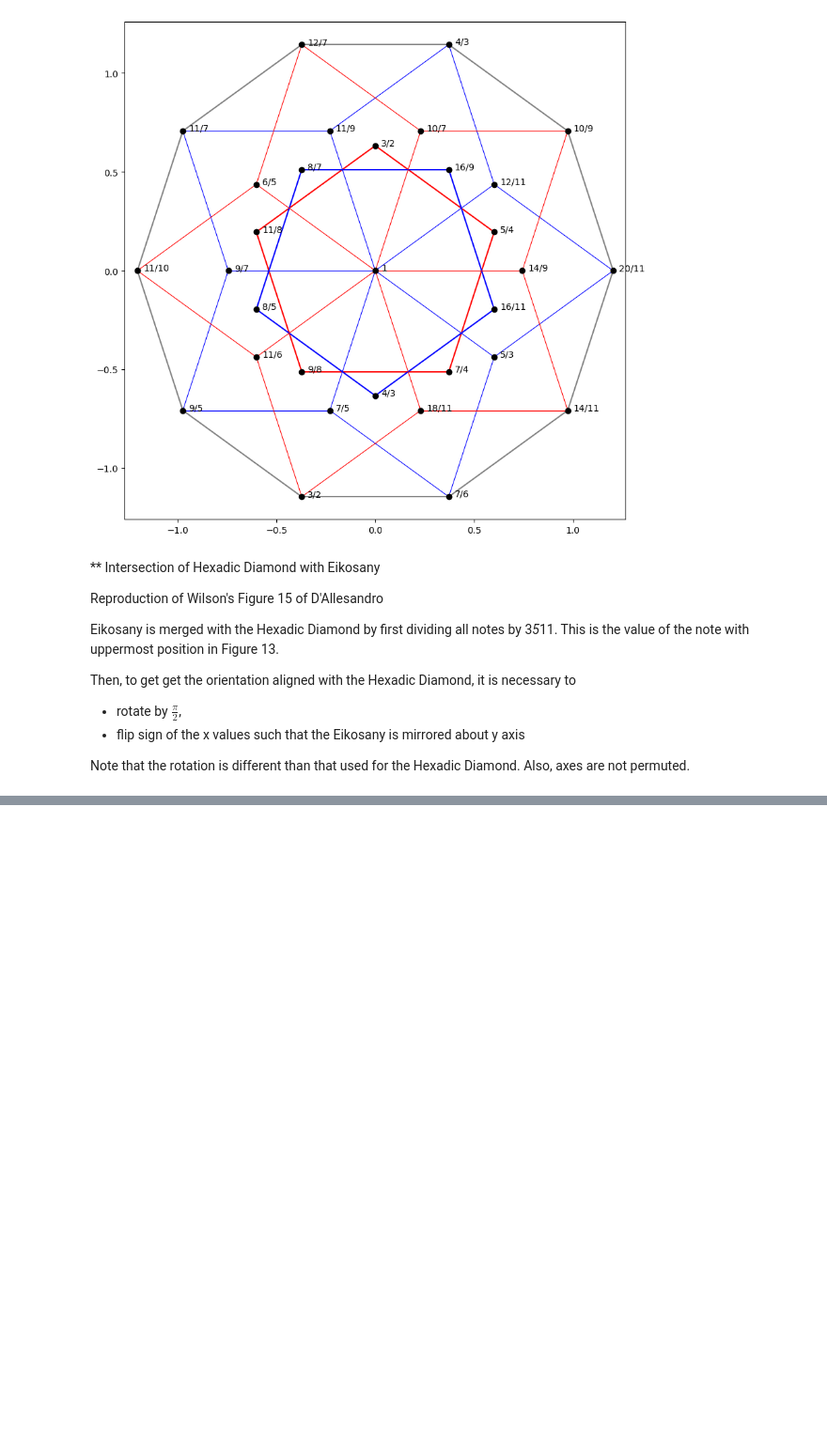
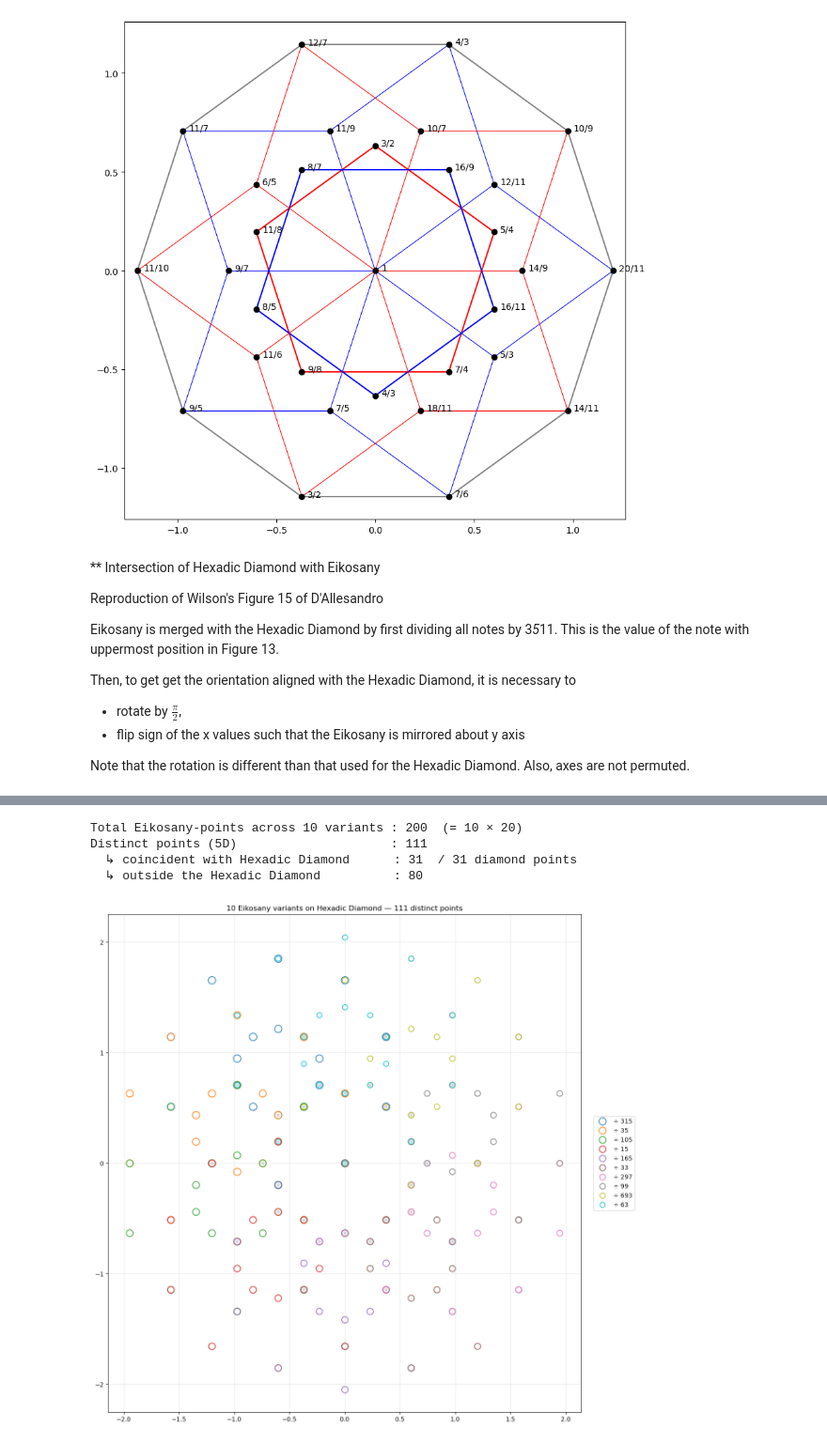
Before and after one commit to armandjbeaudoin/JI_tiling, a Jupyter notebook: notebooks/hexadicDiamond.ipynb, the cells around one changed output, grey strips where cells are left out. Shown at 94% size. Saved outputs shown, nothing was run; the diff lists cells and outputs as text; code cells hidden in the pictures; blank space fills up the shorter version.

```diff
--- a/notebooks/hexadicDiamond.ipynb
+++ b/notebooks/hexadicDiamond.ipynb
@@ -285,0 +348,54 @@ plt.show()
+# %%
+# All 10 variants on a single plot.
+# Diamond skeleton in light grey; each variant in its own colormap color.
+
+fig, ax = plt.subplots(figsize=(12, 12))
+
+xD_ = -xy_[:, 1]
+yD_ = xy_[:,  0]
+
+# Diamond skeleton (background)
+ax.plot(xD_, yD_, '.', color='lightgrey', markersize=8, zorder=0)
+
+# Aggregate 5D points across all 10 variants
+all_5D = []
+cmap = plt.cm.tab10
+
+for k, idx in enumerate(outer_idx):
+    shift_5D = eiko_6[idx, 1:]
+    eiko_5D_var = eiko_6[:, 1:] - shift_5D
+    xy_var = (p @ eiko_5D_var.T).T
+    xv_ = -xy_var[:, 1]
+    yv_ = xy_var[:,  0]
+
+    color = cmap(k % 10)
+    label = f'÷ {eiko_ratio(eiko_6[idx])}'
+    ax.plot(xv_, yv_, 'o', markerfacecolor='none', markeredgecolor=color,
+            markersize=12 - k * 0.4, markeredgewidth=1.2,
+            label=label, zorder=1 + k)
+
+    all_5D.extend(tuple(int(v) for v in row) for row in eiko_5D_var.tolist())
+
+# Distinct-point bookkeeping
+unique_5D = set(all_5D)
+diamond_5D_set = {tuple(int(v) for v in pt) for pt in pts5_}
+on_diamond = unique_5D & diamond_5D_set
+off_diamond = unique_5D - diamond_5D_set
+
+print(f'Total Eikosany-points across 10 variants : {len(all_5D)}  (= 10 × 20)')
+print(f'Distinct points (5D)                     : {len(unique_5D)}')
+print(f'  ↳ coincident with Hexadic Diamond      : {len(on_diamond)}  / {len(diamond_5D_set)} diamond points')
+print(f'  ↳ outside the Hexadic Diamond          : {len(off_diamond)}')
+
+ax.set_aspect('equal')
+ax.grid(True, alpha=0.3)
+ax.legend(loc='center left', bbox_to_anchor=(1.02, 0.5), fontsize=10, ncol=1)
+ax.set_title(f'10 Eikosany variants on Hexadic Diamond — {len(unique_5D)} distinct points')
+plt.tight_layout()
+plt.show()
+# %% [output]
+Total Eikosany-points across 10 variants : 200  (= 10 × 20)
+Distinct points (5D)                     : 111
+  ↳ coincident with Hexadic Diamond      : 31  / 31 diamond points
+  ↳ outside the Hexadic Diamond          : 80
+[figure, added]
```
Also changed, not shown: parts of 5 cells of this notebook, 2 other files.
